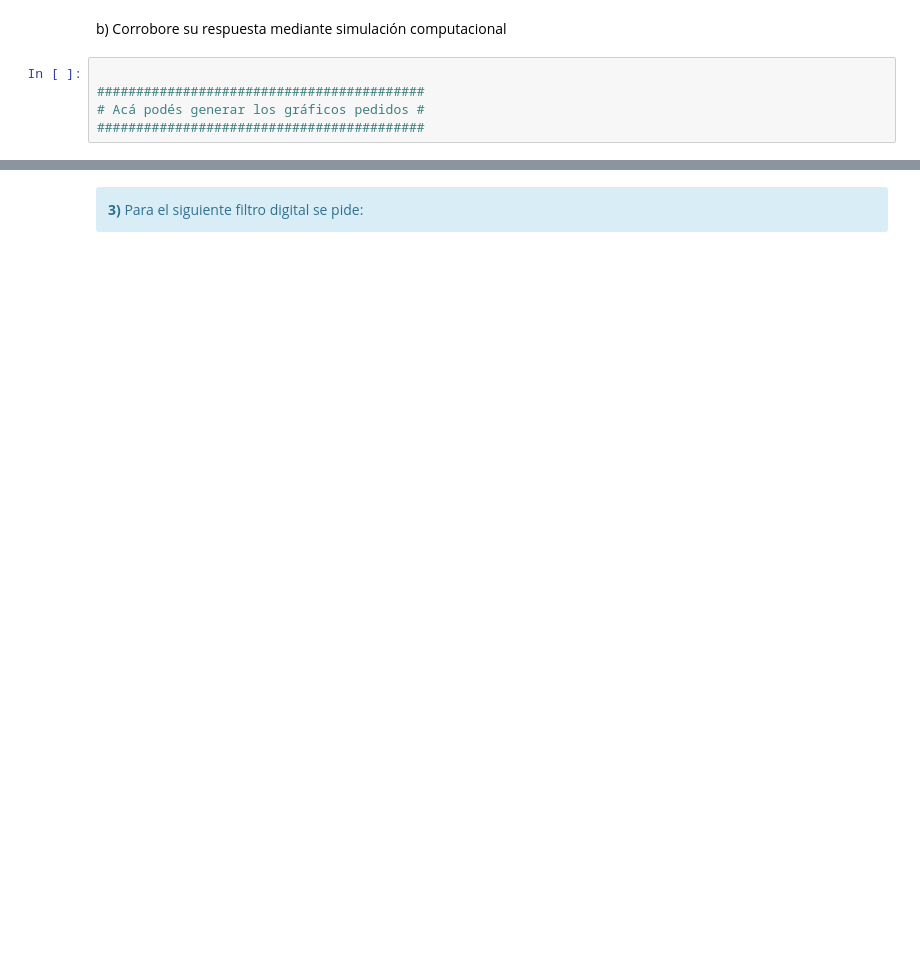
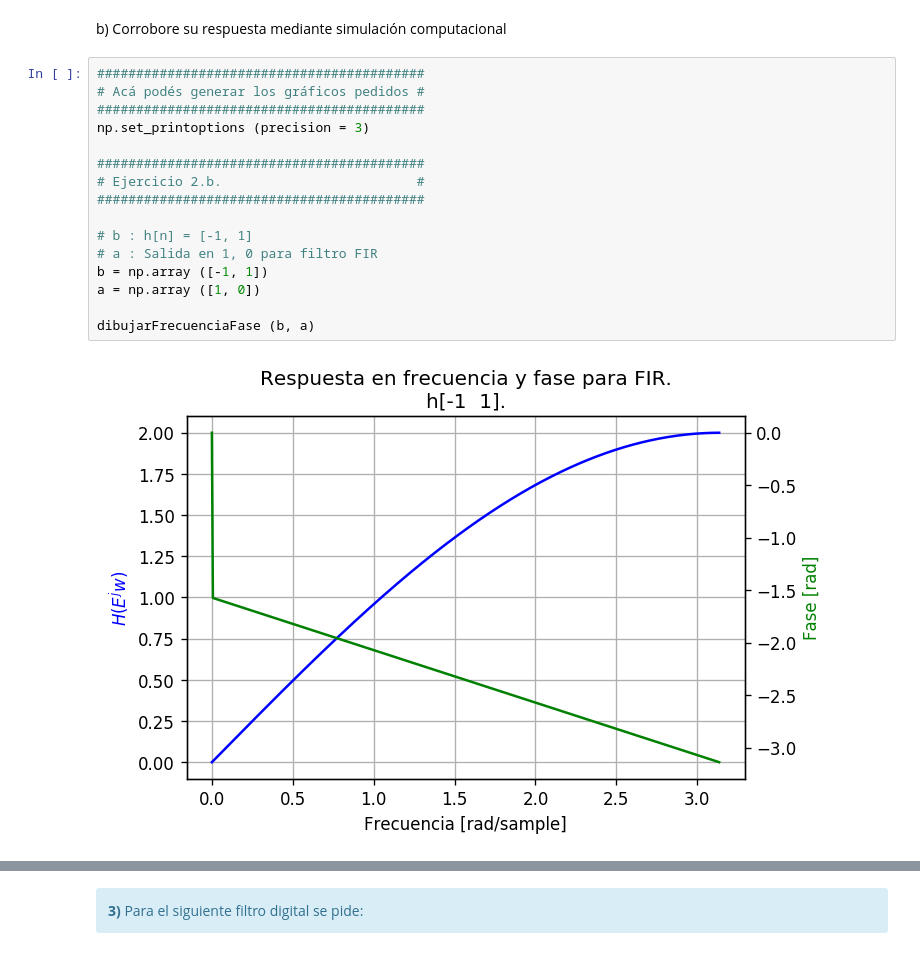
Before and after one commit to royconejo/PdS, a Jupyter notebook: TP2 - Filtrado.ipynb, the cells around one changed output, grey strips where cells are left out. Saved outputs shown, nothing was run; the diff lists cells and outputs as text; blank space fills up the shorter version.

```diff
--- a/TP2 - Filtrado.ipynb
+++ b/TP2 - Filtrado.ipynb
@@ -96,7 +194,20 @@ $$ h(k) = (-1, 1) $$
 # %% [markdown]
    b) Corrobore su respuesta mediante simulación computacional
-# %%
-
-##########################################
-# Acá podés generar los gráficos pedidos #
-##########################################
+# %%
+##########################################
+# Acá podés generar los gráficos pedidos #
+##########################################
+np.set_printoptions (precision = 3)
+
+##########################################
+# Ejercicio 2.b.                         #
+##########################################
+
+# b : h[n] = [-1, 1]
+# a : Salida en 1, 0 para filtro FIR
+b = np.array ([-1, 1])
+a = np.array ([1, 0])
+
+dibujarFrecuenciaFase (b, a)
+# %% [output]
+[figure, added]
```
Also changed, not shown: parts of 21 cells of this notebook, 16 other files.
